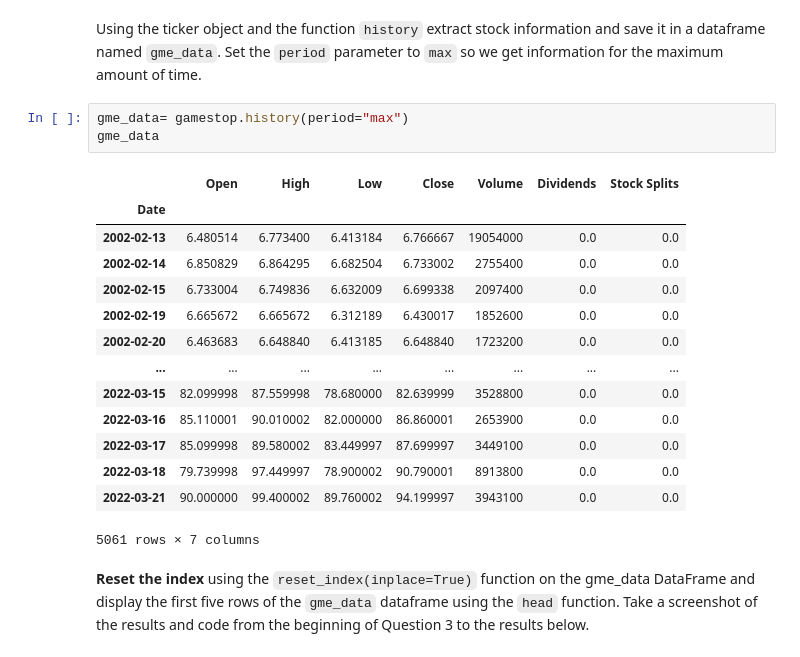
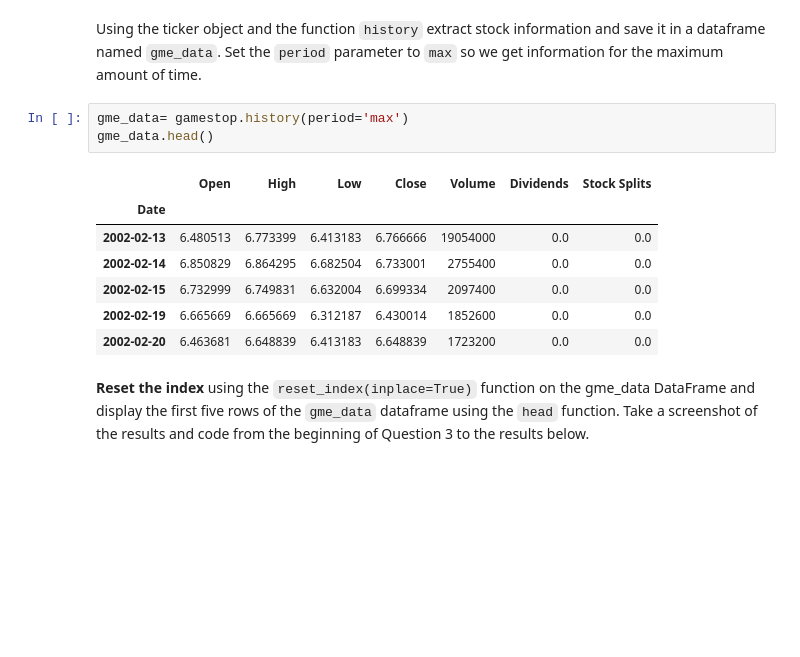
Before and after one commit to GottJagger/ProyectoFinancieroTendencia, a Jupyter notebook: Final Assignment.ipynb, the cells around one changed output. Cells and saved outputs as stored; diff of their text form; blank space fills up the shorter version.

```diff
--- a/Final Assignment.ipynb
+++ b/Final Assignment.ipynb
@@ -162,23 +140,16 @@ gamestop_info = gamestop.info
 # %% [markdown]
 Using the ticker object and the function `history` extract stock information and save it in a dataframe named `gme_data`. Set the `period` parameter to `max` so we get information for the maximum amount of time.
 # %%
-gme_data= gamestop.history(period="max")
-gme_data
+gme_data= gamestop.history(period='max')
+gme_data.head()
 # %% [output]
 |  | Open | High | Low | Close | Volume | Dividends | Stock Splits |
 | Date |  |  |  |  |  |  |  |
-| 2002-02-13 | 6.480514 | 6.773400 | 6.413184 | 6.766667 | 19054000 | 0.0 | 0.0 |
-| 2002-02-14 | 6.850829 | 6.864295 | 6.682504 | 6.733002 | 2755400 | 0.0 | 0.0 |
-| 2002-02-15 | 6.733004 | 6.749836 | 6.632009 | 6.699338 | 2097400 | 0.0 | 0.0 |
-| 2002-02-19 | 6.665672 | 6.665672 | 6.312189 | 6.430017 | 1852600 | 0.0 | 0.0 |
-| 2002-02-20 | 6.463683 | 6.648840 | 6.413185 | 6.648840 | 1723200 | 0.0 | 0.0 |
-| ... | ... | ... | ... | ... | ... | ... | ... |
-| 2022-03-15 | 82.099998 | 87.559998 | 78.680000 | 82.639999 | 3528800 | 0.0 | 0.0 |
-| 2022-03-16 | 85.110001 | 90.010002 | 82.000000 | 86.860001 | 2653900 | 0.0 | 0.0 |
-| 2022-03-17 | 85.099998 | 89.580002 | 83.449997 | 87.699997 | 3449100 | 0.0 | 0.0 |
-| 2022-03-18 | 79.739998 | 97.449997 | 78.900002 | 90.790001 | 8913800 | 0.0 | 0.0 |
-| 2022-03-21 | 90.000000 | 99.400002 | 89.760002 | 94.199997 | 3943100 | 0.0 | 0.0 |
+| 2002-02-13 | 6.480513 | 6.773399 | 6.413183 | 6.766666 | 19054000 | 0.0 | 0.0 |
+| 2002-02-14 | 6.850829 | 6.864295 | 6.682504 | 6.733001 | 2755400 | 0.0 | 0.0 |
+| 2002-02-15 | 6.732999 | 6.749831 | 6.632004 | 6.699334 | 2097400 | 0.0 | 0.0 |
+| 2002-02-19 | 6.665669 | 6.665669 | 6.312187 | 6.430014 | 1852600 | 0.0 | 0.0 |
+| 2002-02-20 | 6.463681 | 6.648839 | 6.413183 | 6.648839 | 1723200 | 0.0 | 0.0 |
-5061 rows × 7 columns
 # %% [markdown]
 **Reset the index** using the `reset_index(inplace=True)` function on the gme_data DataFrame and display the first five rows of the `gme_data` dataframe using the `head` function. Take a screenshot of the results and code from the beginning of Question 3 to the results below.
 # %%
```
Also changed, not shown: parts of 5 cells of this notebook.
